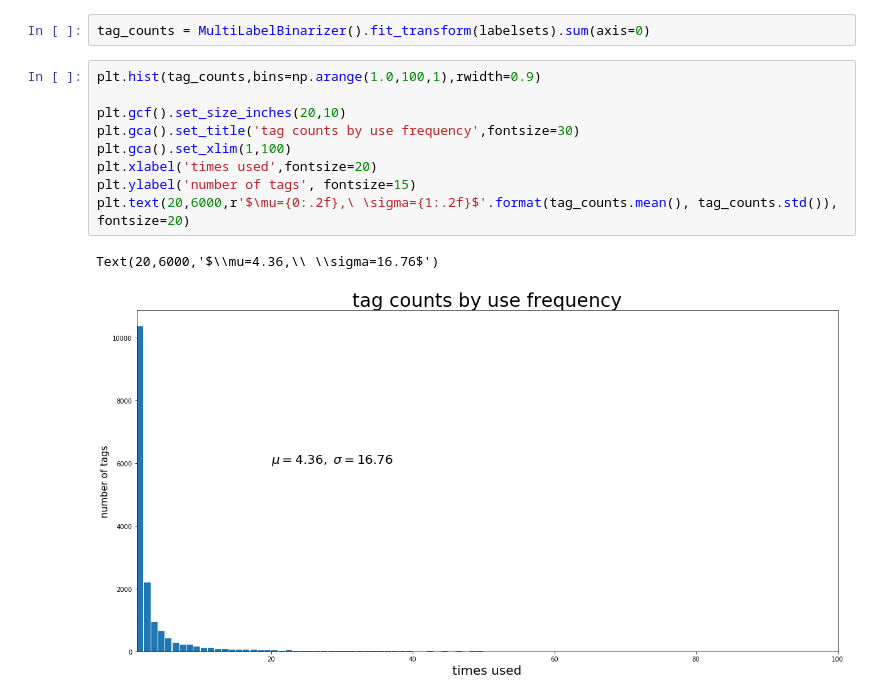
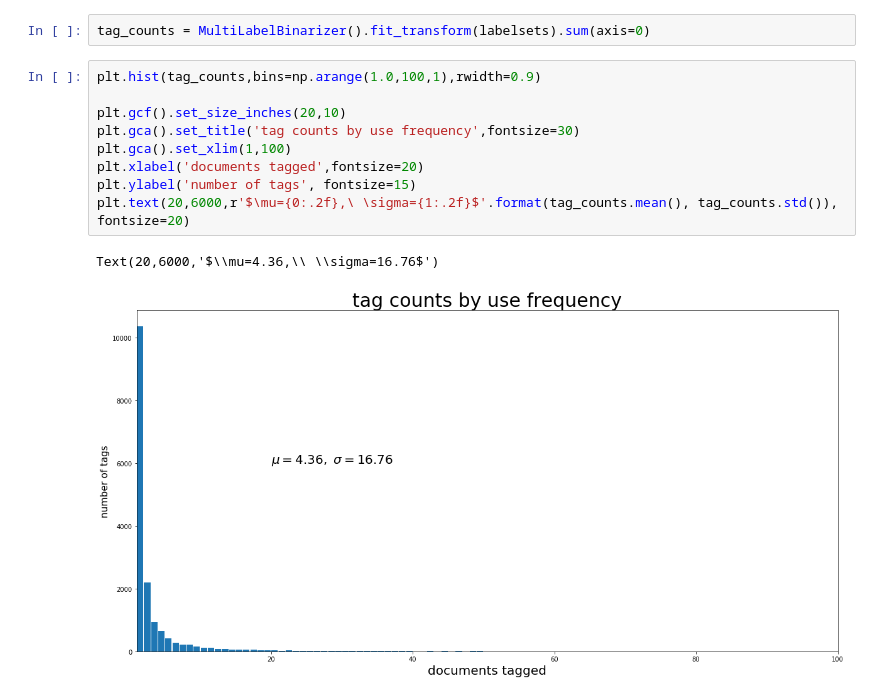
Before and after one commit to queirozfcom/auto-tagger, a Jupyter notebook: social-tags/notebooks/movielens-imdb/eda.ipynb, the cells around one changed output. Drawn from its saved outputs; the diff is of its cells as text.

```diff
--- a/social-tags/notebooks/movielens-imdb/eda.ipynb
+++ b/social-tags/notebooks/movielens-imdb/eda.ipynb
@@ -107,12 +104,12 @@ tag_counts = MultiLabelBinarizer().fit_transform(labelsets).sum(axis=0)
 # %%
 plt.hist(tag_counts,bins=np.arange(1.0,100,1),rwidth=0.9)
 
 plt.gcf().set_size_inches(20,10)
 plt.gca().set_title('tag counts by use frequency',fontsize=30)
 plt.gca().set_xlim(1,100)
-plt.xlabel('times used',fontsize=20)
+plt.xlabel('documents tagged',fontsize=20)
 plt.ylabel('number of tags', fontsize=15)
 plt.text(20,6000,r'$\mu={0:.2f},\ \sigma={1:.2f}$'.format(tag_counts.mean(), tag_counts.std()), fontsize=20)
 # %% [output]
 Text(20,6000,'$\\mu=4.36,\\ \\sigma=16.76$')
-[figure, old version]
+[figure, new version]
```
Also changed, not shown: parts of 3 cells of this notebook, 24 other files.
